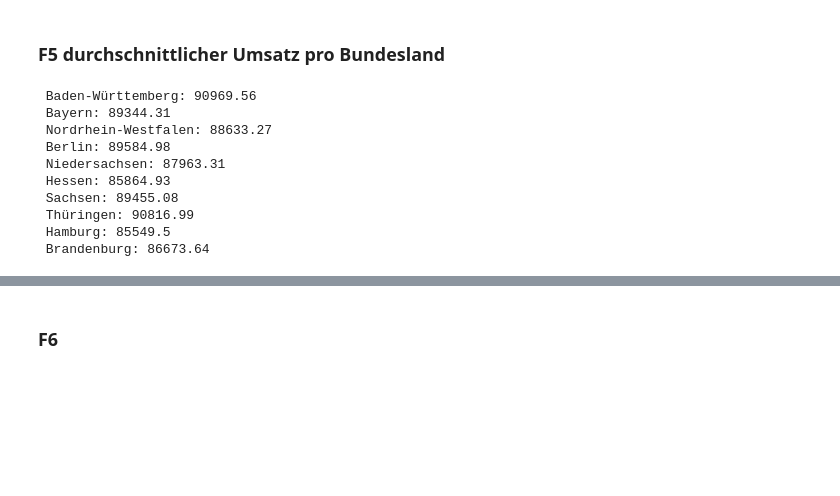
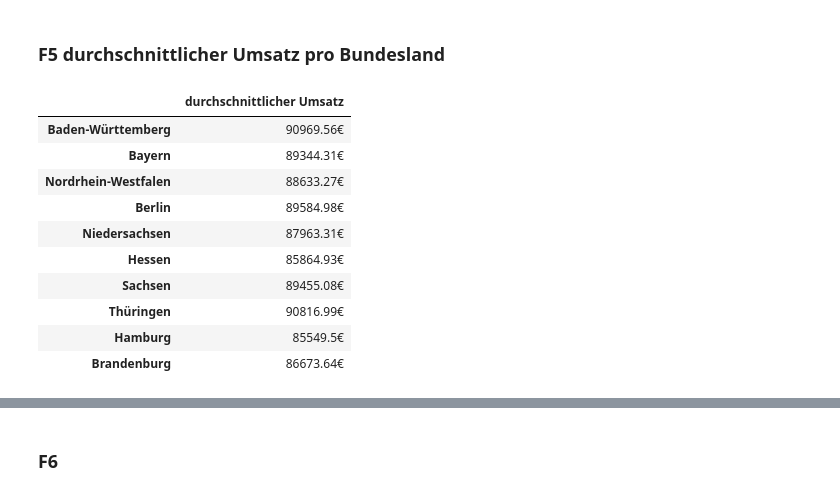
Before and after one commit to EWERLIA/final_projectSS24_Group7, a Jupyter notebook: presentation.ipynb, the cells around one changed output, grey strips where cells are left out. Cells and saved outputs as stored; diff of their text form; code cells hidden in the pictures; blank space fills up the shorter version.

```diff
--- a/presentation.ipynb
+++ b/presentation.ipynb
@@ -217,20 +252,26 @@ Brandenburg             37
 Name: count, dtype: int64
 # %% [markdown]
 ### F5 durchschnittlicher Umsatz pro Bundesland
-# %%
-bundesländer = ["Baden-Württemberg", "Bayern", "Nordrhein-Westfalen", "Berlin", "Niedersachsen", "Hessen", "Sachsen", "Thüringen", "Hamburg", "Brandenburg"]
-
-for i in bundesländer:
-    mean_rev_bl = f" {i}: {df_final.loc[df_final.Niederlassung == i, 'Preis'].mean().round(2)}"
-    print(mean_rev_bl)
-# %% [output]
- Baden-Württemberg: 90969.56
- Bayern: 89344.31
- Nordrhein-Westfalen: 88633.27
- Berlin: 89584.98
- Niedersachsen: 87963.31
- Hessen: 85864.93
- Sachsen: 89455.08
- Thüringen: 90816.99
- Hamburg: 85549.5
- Brandenburg: 86673.64
+# %%
+bundesländer = pd.Series(["Baden-Württemberg", "Bayern", "Nordrhein-Westfalen", "Berlin", "Niedersachsen", "Hessen", "Sachsen", "Thüringen", "Hamburg", "Brandenburg"])
+mean_rev_bl = []
+
+for i in bundesländer:
+    mean_rev_bl.append(f'{df_final.loc[df_final.Niederlassung == i, "Preis"].mean().round(2)}€')
+
+mean_rev_bl_pd = pd.Series(mean_rev_bl)
+df_mean_rev_bl = pd.concat([mean_rev_bl_pd], axis = 1).set_index(bundesländer)
+df_mean_rev_bl.columns = ['durchschnittlicher Umsatz']
+df_mean_rev_bl
+# %% [output]
+|  | durchschnittlicher Umsatz |
+| Baden-Württemberg | 90969.56€ |
+| Bayern | 89344.31€ |
+| Nordrhein-Westfalen | 88633.27€ |
+| Berlin | 89584.98€ |
+| Niedersachsen | 87963.31€ |
+| Hessen | 85864.93€ |
+| Sachsen | 89455.08€ |
+| Thüringen | 90816.99€ |
+| Hamburg | 85549.5€ |
+| Brandenburg | 86673.64€ |
```
Also changed, not shown: parts of 14 cells of this notebook.
